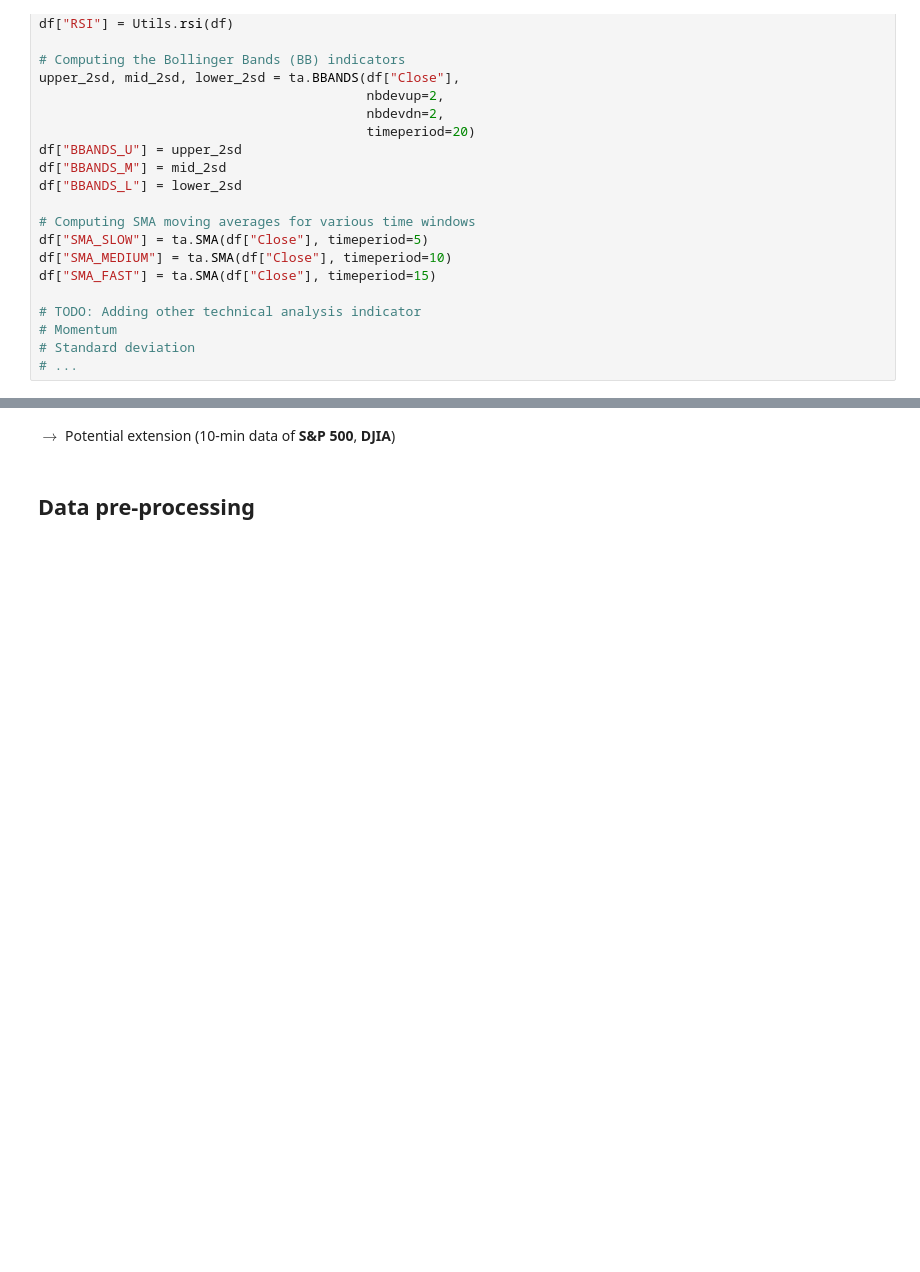
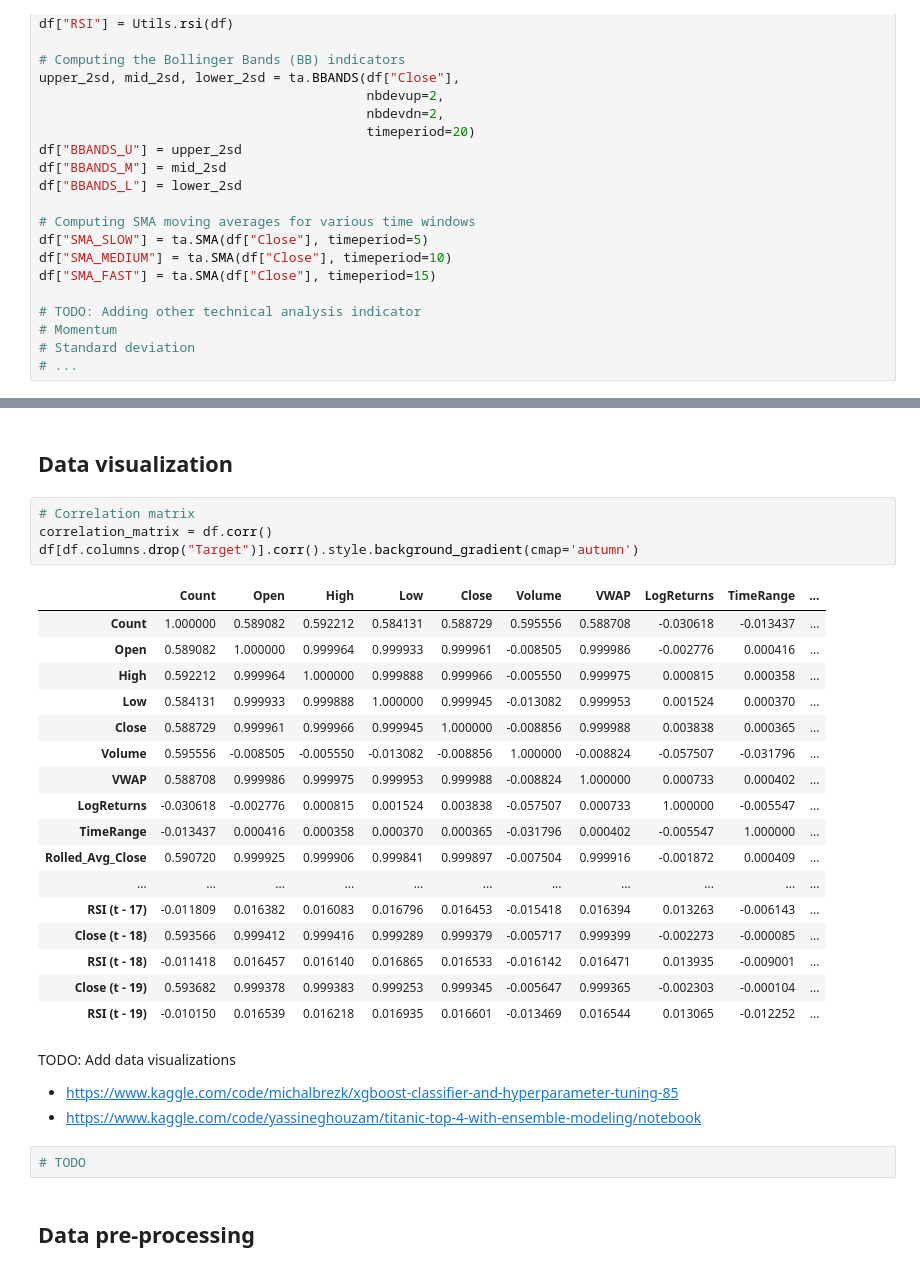
Before and after one commit to lcsrodriguez/cryptotrading, a Jupyter notebook: notebooks/bitcoin_trading.ipynb, the cells around one changed output, grey strips where cells are left out. Drawn from its saved outputs; the diff is of its cells as text; blank space fills up the shorter version.

```diff
--- a/notebooks/bitcoin_trading.ipynb
+++ b/notebooks/bitcoin_trading.ipynb
@@ -219,4 +230,32 @@ df.head()
-# %% [markdown]
-$\longrightarrow$ Potential extension (10-min data of **S&P 500**, **DJIA**)
+# %% [markdown]
+## Data visualization
+# %%
+# Correlation matrix
+correlation_matrix = df.corr()
+df[df.columns.drop("Target")].corr().style.background_gradient(cmap='autumn')
+# %% [output]
+|  | Count | Open | High | Low | Close | Volume | VWAP | LogReturns | TimeRange | ... |
+| Count | 1.000000 | 0.589082 | 0.592212 | 0.584131 | 0.588729 | 0.595556 | 0.588708 | -0.030618 | -0.013437 | ... |
+| Open | 0.589082 | 1.000000 | 0.999964 | 0.999933 | 0.999961 | -0.008505 | 0.999986 | -0.002776 | 0.000416 | ... |
+| High | 0.592212 | 0.999964 | 1.000000 | 0.999888 | 0.999966 | -0.005550 | 0.999975 | 0.000815 | 0.000358 | ... |
+| Low | 0.584131 | 0.999933 | 0.999888 | 1.000000 | 0.999945 | -0.013082 | 0.999953 | 0.001524 | 0.000370 | ... |
+| Close | 0.588729 | 0.999961 | 0.999966 | 0.999945 | 1.000000 | -0.008856 | 0.999988 | 0.003838 | 0.000365 | ... |
+| Volume | 0.595556 | -0.008505 | -0.005550 | -0.013082 | -0.008856 | 1.000000 | -0.008824 | -0.057507 | -0.031796 | ... |
+| VWAP | 0.588708 | 0.999986 | 0.999975 | 0.999953 | 0.999988 | -0.008824 | 1.000000 | 0.000733 | 0.000402 | ... |
+| LogReturns | -0.030618 | -0.002776 | 0.000815 | 0.001524 | 0.003838 | -0.057507 | 0.000733 | 1.000000 | -0.005547 | ... |
+| TimeRange | -0.013437 | 0.000416 | 0.000358 | 0.000370 | 0.000365 | -0.031796 | 0.000402 | -0.005547 | 1.000000 | ... |
+| Rolled_Avg_Close | 0.590720 | 0.999925 | 0.999906 | 0.999841 | 0.999897 | -0.007504 | 0.999916 | -0.001872 | 0.000409 | ... |
+| ... | ... | ... | ... | ... | ... | ... | ... | ... | ... | ... |
+| RSI (t - 17) | -0.011809 | 0.016382 | 0.016083 | 0.016796 | 0.016453 | -0.015418 | 0.016394 | 0.013263 | -0.006143 | ... |
+| Close (t - 18) | 0.593566 | 0.999412 | 0.999416 | 0.999289 | 0.999379 | -0.005717 | 0.999399 | -0.002273 | -0.000085 | ... |
+| RSI (t - 18) | -0.011418 | 0.016457 | 0.016140 | 0.016865 | 0.016533 | -0.016142 | 0.016471 | 0.013935 | -0.009001 | ... |
+| Close (t - 19) | 0.593682 | 0.999378 | 0.999383 | 0.999253 | 0.999345 | -0.005647 | 0.999365 | -0.002303 | -0.000104 | ... |
+| RSI (t - 19) | -0.010150 | 0.016539 | 0.016218 | 0.016935 | 0.016601 | -0.013469 | 0.016544 | 0.013065 | -0.012252 | ... |
+# %% [markdown]
+TODO: Add data visualizations
+- https://www.kaggle.com/code/michalbrezk/xgboost-classifier-and-hyperparameter-tuning-85
+- https://www.kaggle.com/code/yassineghouzam/titanic-top-4-with-ensemble-modeling/notebook
+# %%
+# TODO
 # %% [markdown]
 ## Data pre-processing
```
Also changed, not shown: parts of 39 cells of this notebook.
